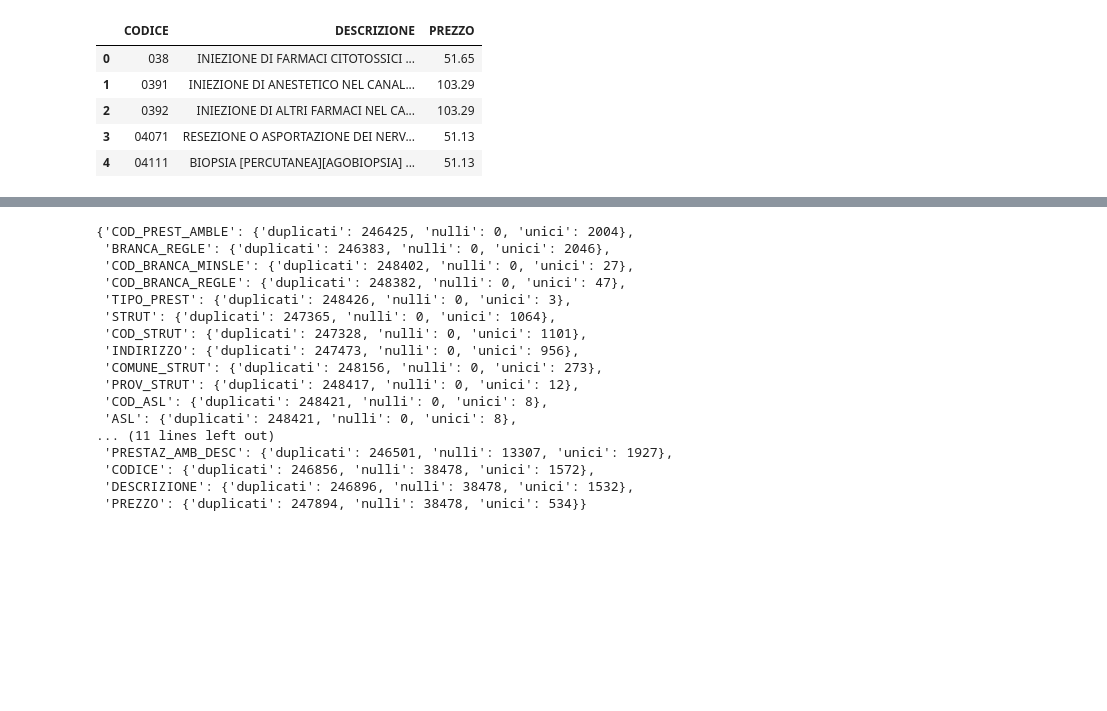
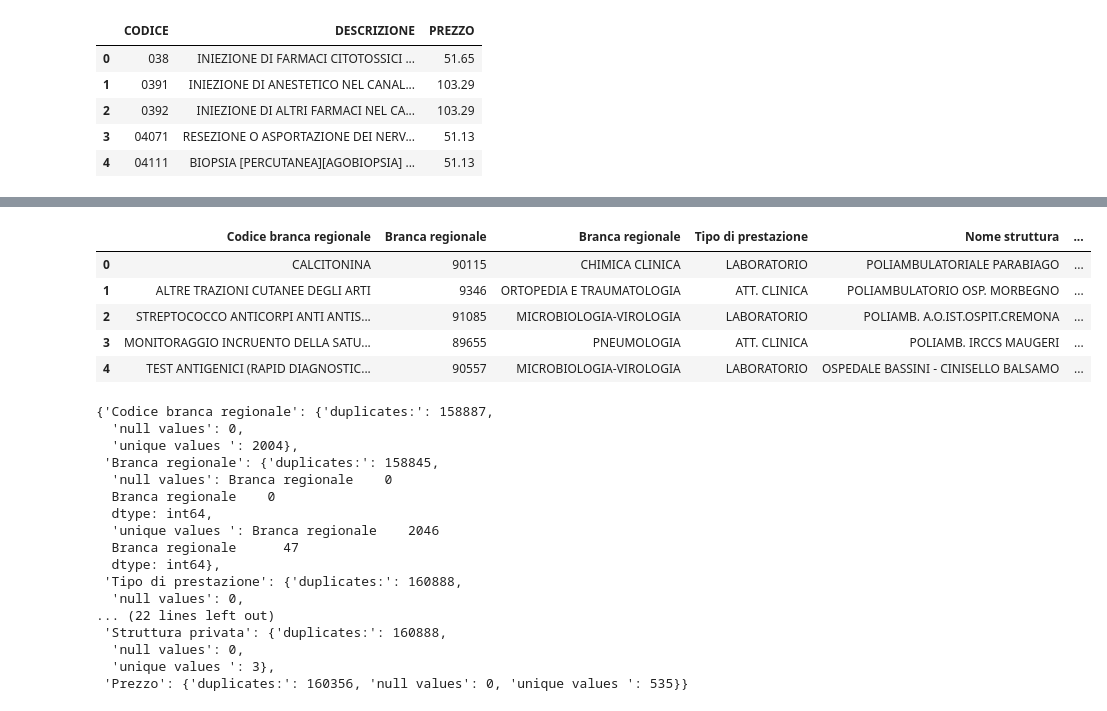
Before and after one commit to SimoneFarallo/Project_public_and_social_services, a Jupyter notebook: EDA_domains.ipynb, the cells around one changed output, grey strips where cells are left out. Saved outputs shown, nothing was run; the diff lists cells and outputs as text; code cells hidden in the pictures; blank space fills up the shorter version.

```diff
--- a/EDA_domains.ipynb
+++ b/EDA_domains.ipynb
@@ -504,20 +548,33 @@ memory usage: 49.3+ MB
+# %%
+#The dataset will be used as output, so we keep only the columns that may be useful to the end user
+final_data = final_data[['Codice branca regionale', 'Branca regionale','Tipo di prestazione','Nome struttura','Comune struttura','Provincia struttura','Indirizzo','Descrizione ASL','Codice struttura','Tipo struttura','Telefono','Fax','Struttura privata','Prezzo' ]]
+#I change the null values, to make the dataset clearer
+final_data = final_data.fillna('Info non disponibile')
+final_data.head()
+# %% [output]
+|  | Codice branca regionale | Branca regionale | Branca regionale | Tipo di prestazione | Nome struttura | ... |
+| 0 | CALCITONINA | 90115 | CHIMICA CLINICA | LABORATORIO | POLIAMBULATORIALE PARABIAGO | ... |
+| 1 | ALTRE TRAZIONI CUTANEE DEGLI ARTI | 9346 | ORTOPEDIA E TRAUMATOLOGIA | ATT. CLINICA | POLIAMBULATORIO OSP. MORBEGNO | ... |
+| 2 | STREPTOCOCCO ANTICORPI ANTI ANTIS... | 91085 | MICROBIOLOGIA-VIROLOGIA | LABORATORIO | POLIAMB. A.O.IST.OSPIT.CREMONA | ... |
+| 3 | MONITORAGGIO INCRUENTO DELLA SATU... | 89655 | PNEUMOLOGIA | ATT. CLINICA | POLIAMB. IRCCS MAUGERI | ... |
+| 4 | TEST ANTIGENICI (RAPID DIAGNOSTIC... | 90557 | MICROBIOLOGIA-VIROLOGIA | LABORATORIO | OSPEDALE BASSINI - CINISELLO BALSAMO | ... |
 # %%
-contatore(merg3)
+contatore(final_data)
 # %% [output]
-{'COD_PREST_AMBLE': {'duplicati': 246425, 'nulli': 0, 'unici': 2004},
- 'BRANCA_REGLE': {'duplicati': 246383, 'nulli': 0, 'unici': 2046},
- 'COD_BRANCA_MINSLE': {'duplicati': 248402, 'nulli': 0, 'unici': 27},
- 'COD_BRANCA_REGLE': {'duplicati': 248382, 'nulli': 0, 'unici': 47},
- 'TIPO_PREST': {'duplicati': 248426, 'nulli': 0, 'unici': 3},
- 'STRUT': {'duplicati': 247365, 'nulli': 0, 'unici': 1064},
- 'COD_STRUT': {'duplicati': 247328, 'nulli': 0, 'unici': 1101},
- 'INDIRIZZO': {'duplicati': 247473, 'nulli': 0, 'unici': 956},
- 'COMUNE_STRUT': {'duplicati': 248156, 'nulli': 0, 'unici': 273},
- 'PROV_STRUT': {'duplicati': 248417, 'nulli': 0, 'unici': 12},
- 'COD_ASL': {'duplicati': 248421, 'nulli': 0, 'unici': 8},
- 'ASL': {'duplicati': 248421, 'nulli': 0, 'unici': 8},
-... (11 lines left out)
- 'PRESTAZ_AMB_DESC': {'duplicati': 246501, 'nulli': 13307, 'unici': 1927},
- 'CODICE': {'duplicati': 246856, 'nulli': 38478, 'unici': 1572},
- 'DESCRIZIONE': {'duplicati': 246896, 'nulli': 38478, 'unici': 1532},
- 'PREZZO': {'duplicati': 247894, 'nulli': 38478, 'unici': 534}}
+{'Codice branca regionale': {'duplicates:': 158887,
+  'null values': 0,
+  'unique values ': 2004},
+ 'Branca regionale': {'duplicates:': 158845,
+  'null values': Branca regionale    0
+  Branca regionale    0
+  dtype: int64,
+  'unique values ': Branca regionale    2046
+  Branca regionale      47
+  dtype: int64},
+ 'Tipo di prestazione': {'duplicates:': 160888,
+  'null values': 0,
+... (22 lines left out)
+ 'Struttura privata': {'duplicates:': 160888,
+  'null values': 0,
+  'unique values ': 3},
+ 'Prezzo': {'duplicates:': 160356, 'null values': 0, 'unique values ': 535}}
```
Also changed, not shown: parts of 47 cells of this notebook, 3 other files.
